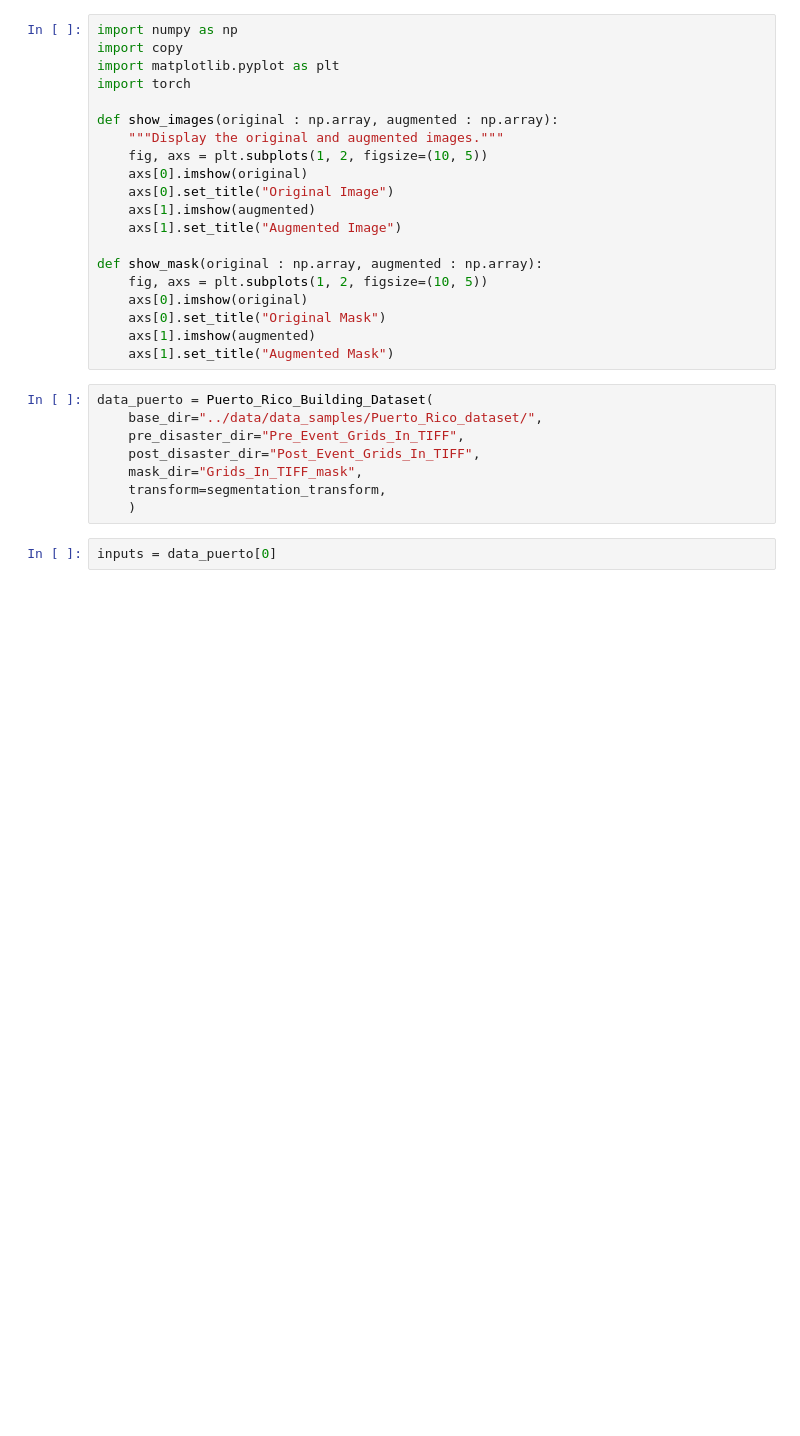
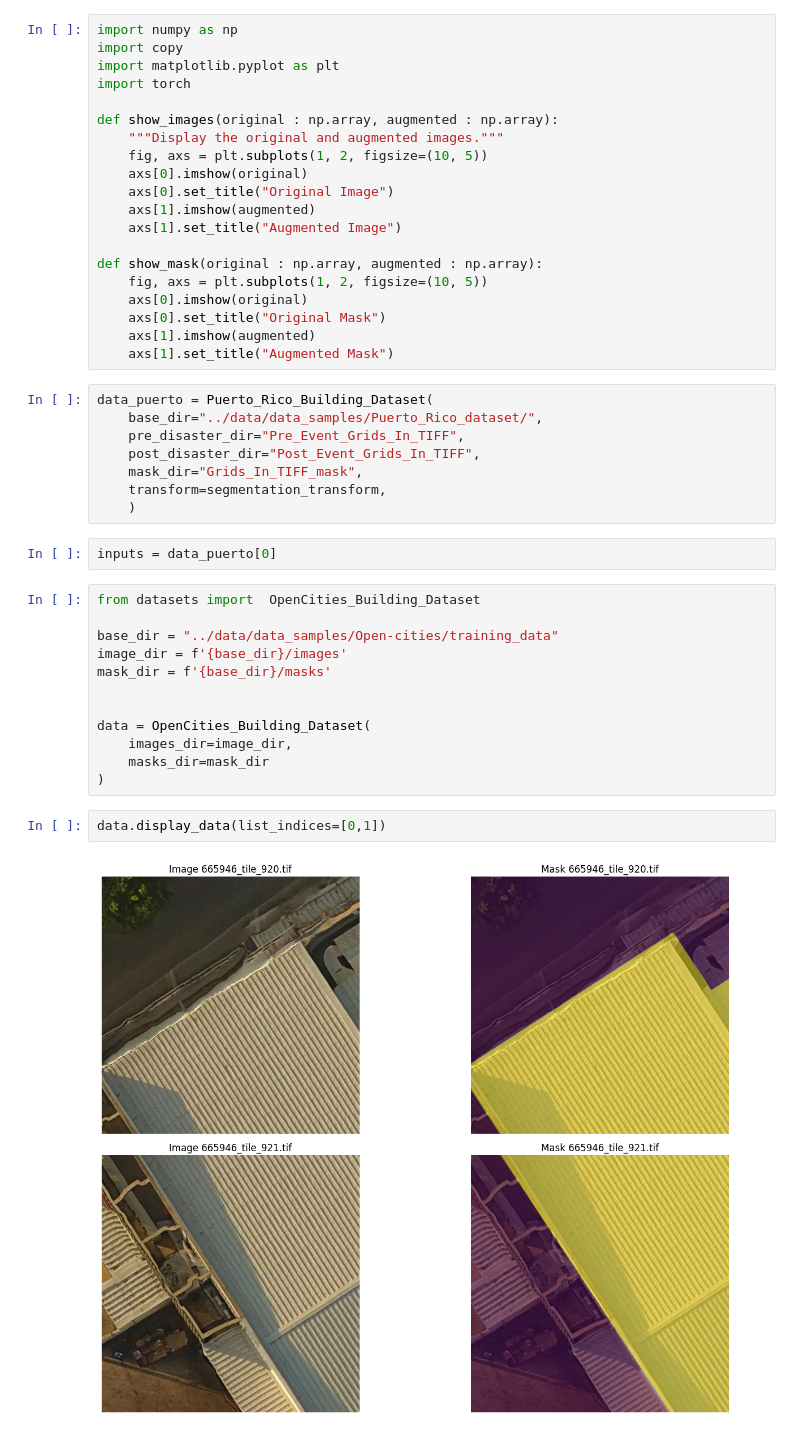
Before and after one commit to Matth-info/damaged-building-detector, a Jupyter notebook: notebooks/notebook_test.ipynb, the cells around one changed output. Drawn from its saved outputs; the diff is of its cells as text; blank space fills up the shorter version.

Commit message:
update and test dataset + new dataset sample

```diff
--- a/notebooks/notebook_test.ipynb
+++ b/notebooks/notebook_test.ipynb
@@ -159,3 +160,19 @@ data_puerto = Puerto_Rico_Building_Dataset(
     )
 # %%
 inputs = data_puerto[0]
+# %%
+from datasets import  OpenCities_Building_Dataset
+
+base_dir = "../data/data_samples/Open-cities/training_data"
+image_dir = f'{base_dir}/images'
+mask_dir = f'{base_dir}/masks'
+
+
+data = OpenCities_Building_Dataset(
+    images_dir=image_dir,
+    masks_dir=mask_dir
+)
+# %%
+data.display_data(list_indices=[0,1])
+# %% [output]
+[figure, added]
```
Also changed, not shown: parts of 1 cell of this notebook, 6 other files.
